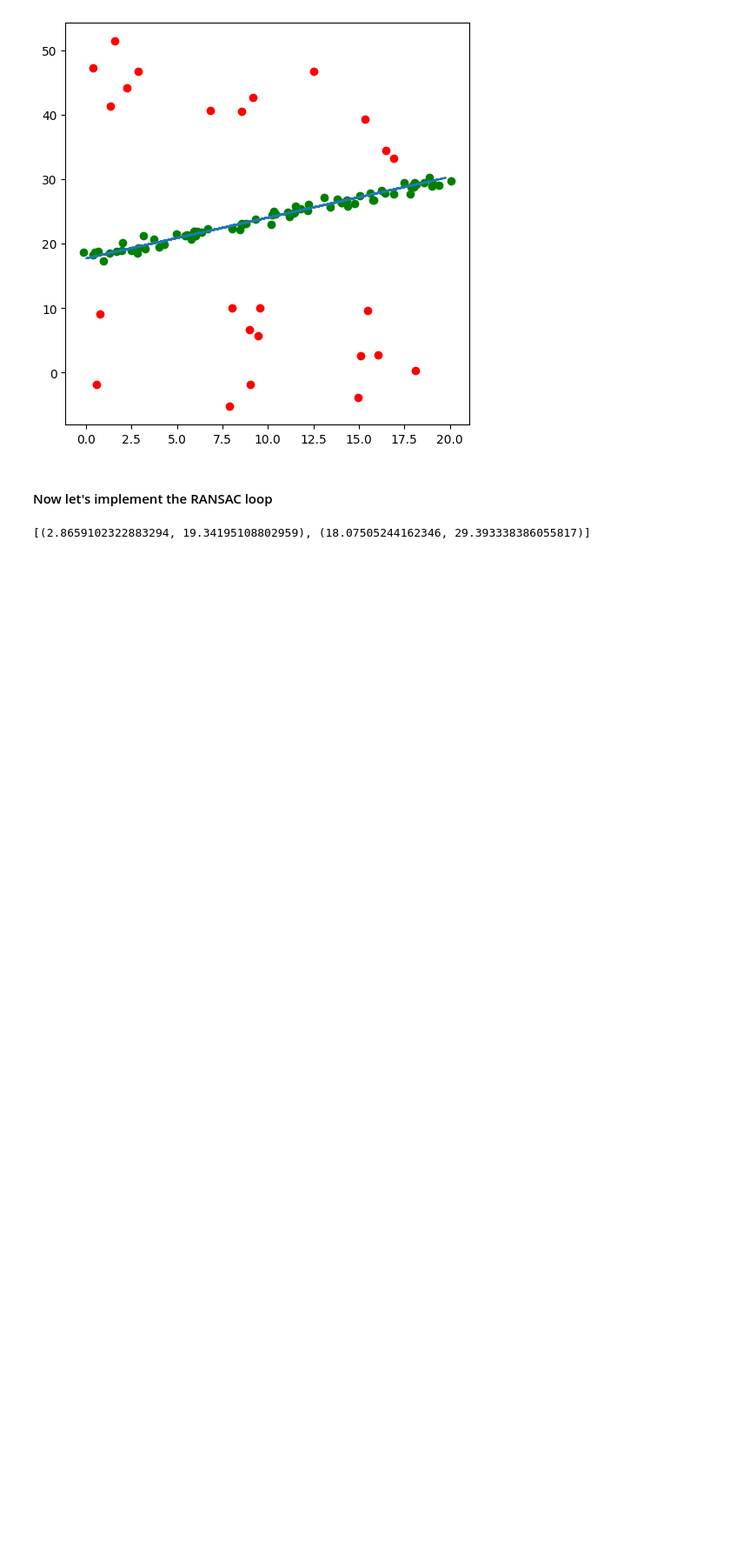
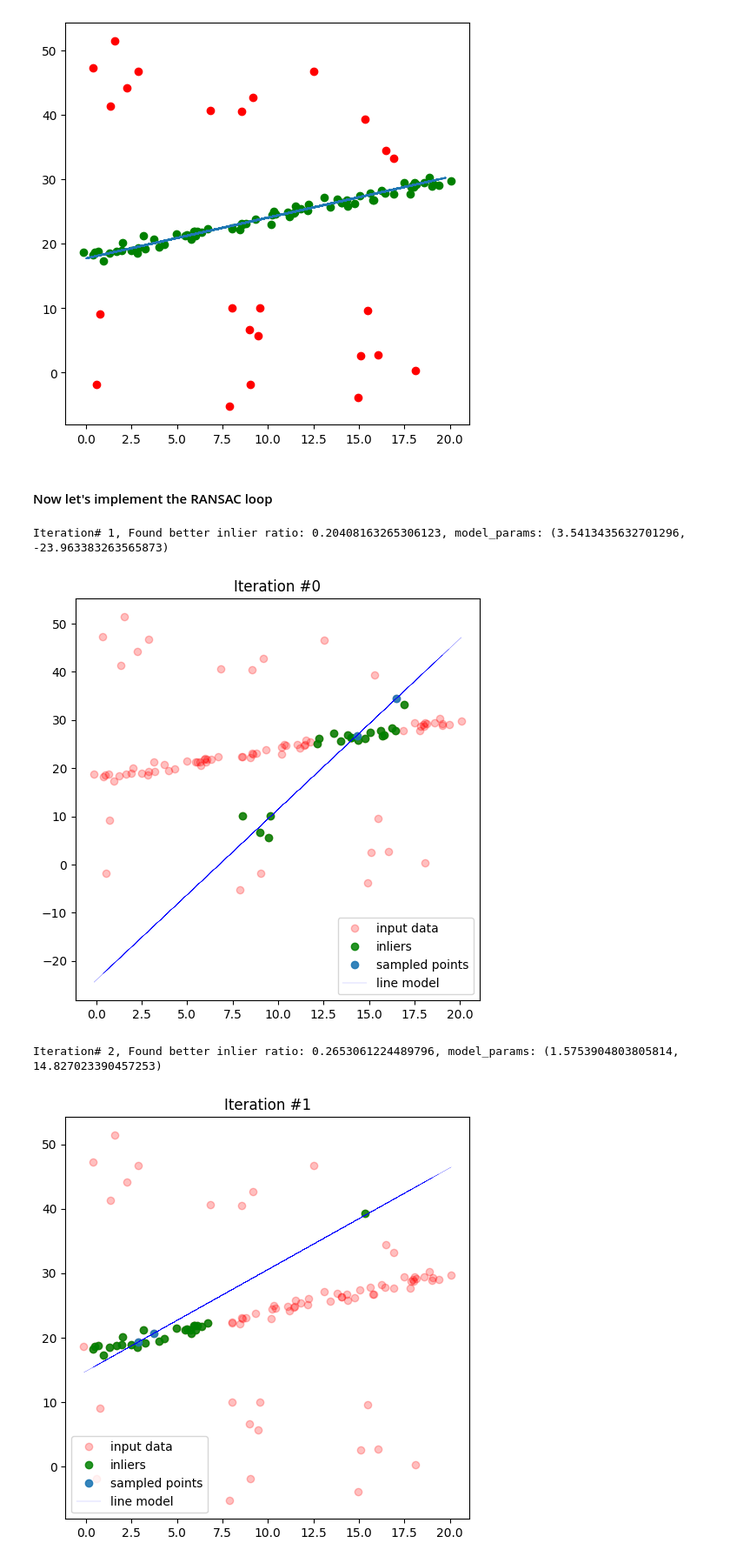
Before and after one commit to tsultan16/Computer_Vision, a Jupyter notebook: feature_detection/ransac.ipynb, the cells around one changed output. Shown at 87% size. Cells and saved outputs as stored; diff of their text form; code cells hidden in the pictures; blank space fills up the shorter version.

Commit message:
implemented RANSAC for line models

```diff
--- a/feature_detection/ransac.ipynb
+++ b/feature_detection/ransac.ipynb
@@ -63,6 +63,8 @@ def perp_distance(m,c, x0, y0):
 def inlier_rat(data, model_params, threshold):
     # loop over every data point
     inlier_count = 0
+    x_inliers = []
+    y_inliers = []
     for i in range(len(data)):
         x, y = data[i,0], data[i,1]
         # compute perpendicular distance from line
@@ -70,14 +72,33 @@ def inlier_rat(data, model_params, threshold):
         # check if inlier (i.e. distance within threshold)
         if(d < threshold):
             inlier_count += 1
+            x_inliers.append(x)
+            y_inliers.append(y)
 
+    ratio = inlier_count/len(data)
 
+    return ratio, x_inliers, y_inliers
 
+def plot_ransac(iteration, x, y, x_inliers, y_inliers, sample_points, model_params):
+
+    plt.figure(figsize=(6,6))
+    plt.plot(x, y, marker='o', linestyle='None', color='red', alpha=0.25, label='input data')
+    plt.plot(x_inliers, y_inliers, marker='o', linestyle='None', color='green', alpha=0.85, label='inliers')
+    x_sample = sample_points[:,0]
+    y_sample = sample_points[:,1]
+    y_model = model_params[0] * x + model_params[1]
+    plt.plot(x_sample,y_sample, marker='o', linestyle='None', alpha = 0.9, label='sampled points')
+    plt.plot(x, y_model, linestyle='-', color='blue', linewidth=0.1, label='line model')
+    plt.legend()
+    plt.title('Iteration #' + str(iteration))
+    plt.show()
 
 
 def RANSAC(x, y, num_iters=1, threshold=2.0):
 
     data = np.array(list(zip(x,y)))
+    best_ratio = 0.0
+    best_model_params = None
 
     for i in range(num_iters):
 
@@ -94,8 +115,22 @@ def RANSAC(x, y, num_iters=1, threshold=2.0):
         model_params = (slope, intercept)
 
         # compute inlier ratio (exlude the sample points)
-        inlier_ratio = inlier_rat(data[indices_other], model_params, threshold)
+        inlier_ratio, x_inliers, y_inliers = inlier_rat(data[indices_other], model_params, threshold)
+
+        # save best model
+        if(inlier_ratio > best_ratio):
+            best_ratio = inlier_ratio
+            best_model_params = model_params
+            print(f"Iteration# {i}, Found better inlier ratio: {best_ratio}, model_params: {best_model_params}")
+
+            plot_ransac(i, x, y, x_inliers, y_inliers, sample, best_model_params)
-# %%
-RANSAC(x_noisy, y_noisy)
-# %% [output]
-[(2.8659102322883294, 19.34195108802959), (18.07505244162346, 29.393338386055817)]
+# %%
+# estimated number of iterations needed to find pure inlier sample with 99% probability
+Niters = 10*int(np.ceil(np.log(0.01)/ np.log(1-(1-outlier_ratio)**2)))
+
+RANSAC(x_noisy, y_noisy, Niters)
+# %% [output]
+Iteration# 1, Found better inlier ratio: 0.20408163265306123, model_params: (3.5413435632701296, -23.963383263565873)
+[figure, added]
+Iteration# 2, Found better inlier ratio: 0.2653061224489796, model_params: (1.5753904803805814, 14.827023390457253)
+[figure, added]
```
Also changed, not shown: parts of 1 cell of this notebook.
